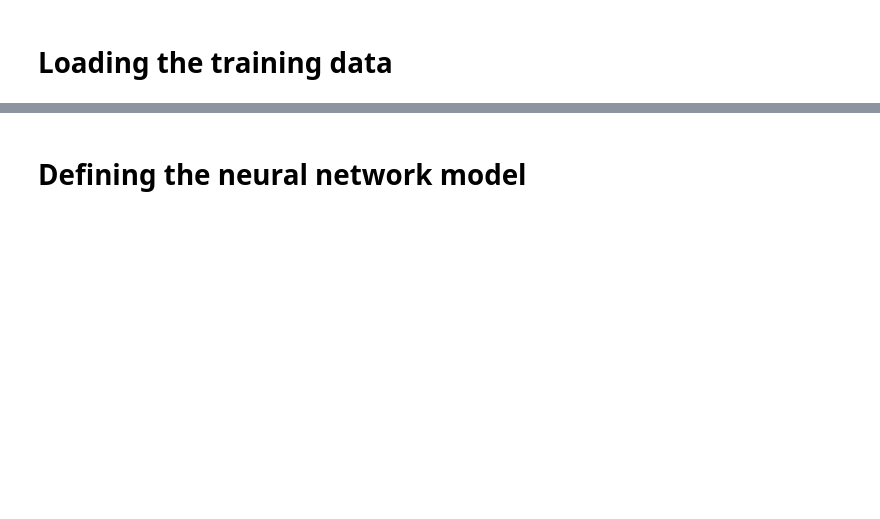
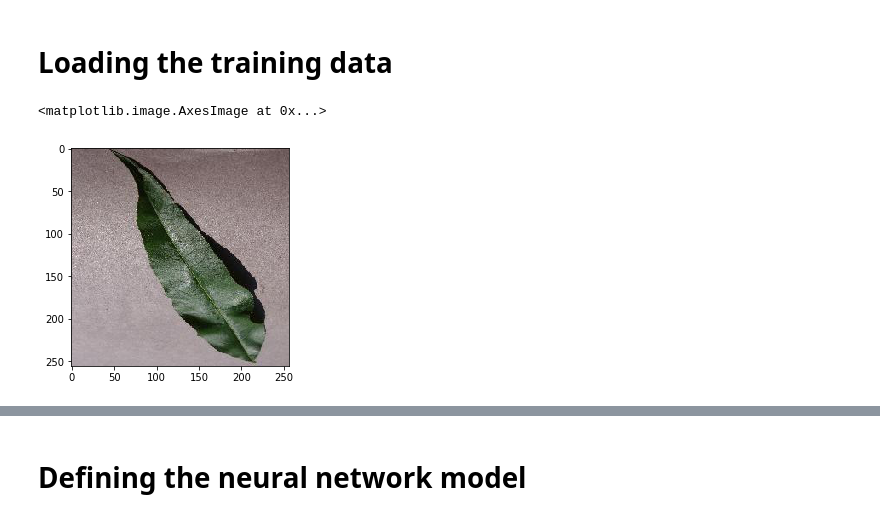
Before and after one commit to rahulmisal27/Plant-disease-detection, a Jupyter notebook: Plant disease detection model - Big Data Model.ipynb, the cells around one changed output, grey strips where cells are left out. Saved outputs shown, nothing was run; the diff lists cells and outputs as text; code cells hidden in the pictures; blank space fills up the shorter version.

```diff
--- a/Plant disease detection model - Big Data Model.ipynb
+++ b/Plant disease detection model - Big Data Model.ipynb
@@ -16,2 +23,8 @@ import re
 # %% [markdown]
 # Loading the training data
+# %%
+img=plt.imread('/home/rahul/Github/Data/plant-disease/dataset/train/Peach___healthy/f5820967-2eb3-41d7-98e4-3e05d7c4d391___Rutg._HL 3570.JPG')
+plt.imshow(img)
+# %% [output]
+<matplotlib.image.AxesImage at 0x...>
+[figure, added]
```
Also changed, not shown: parts of 11 cells of this notebook.
